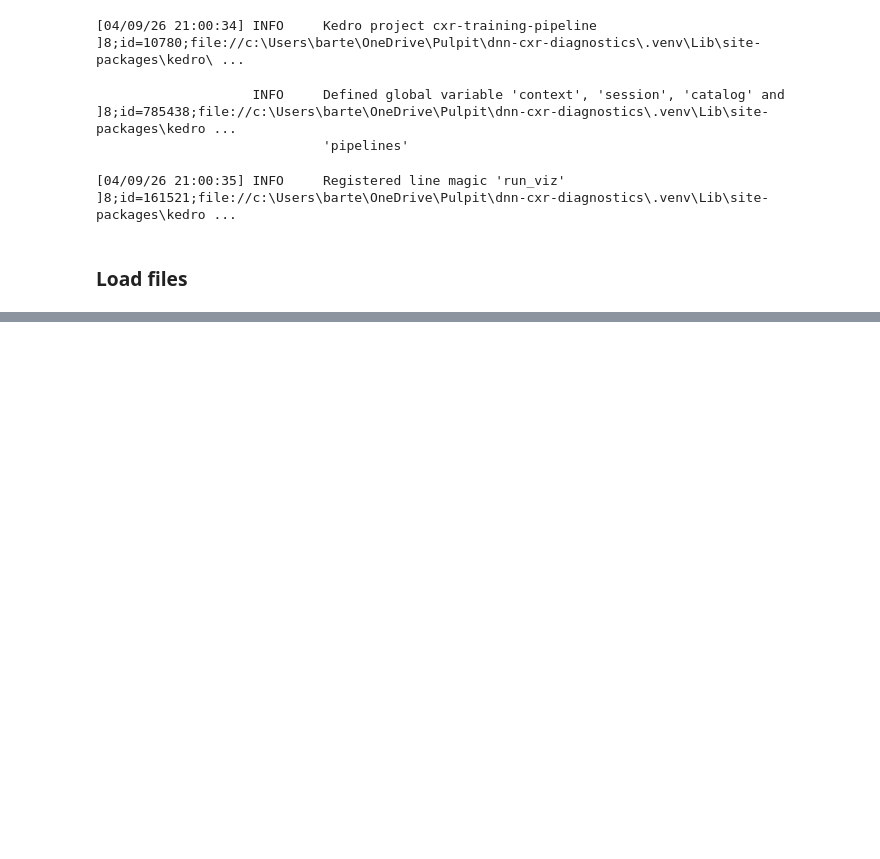
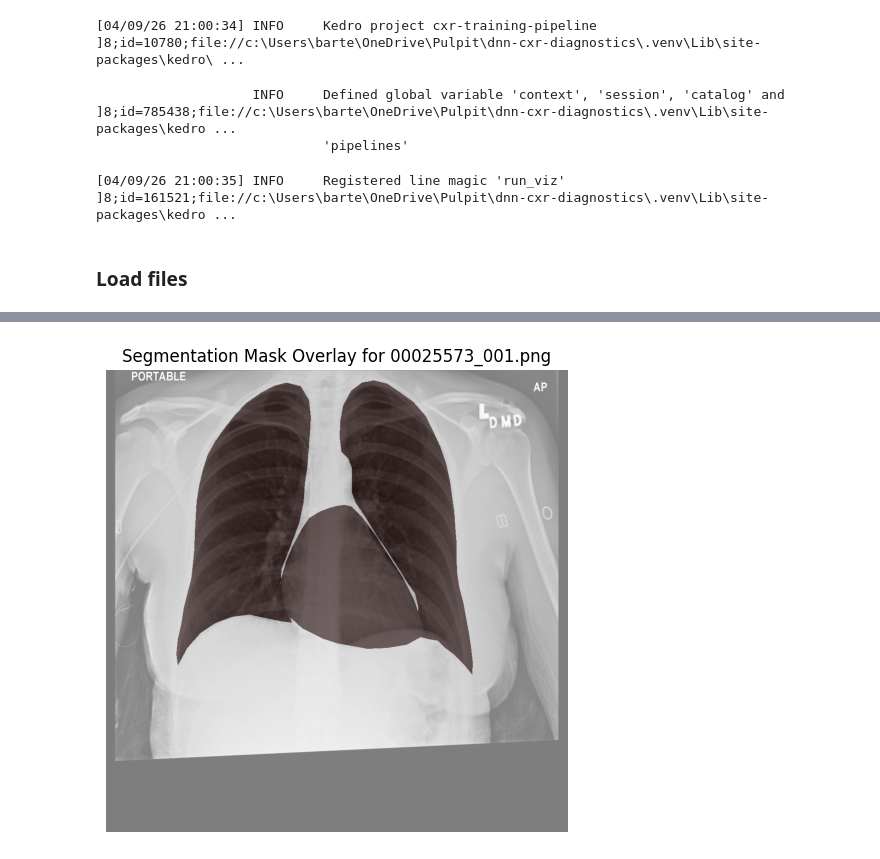
Before and after one commit to psiku/dnn-cxr-diagnostics, a Jupyter notebook: cxr-training-pipeline/notebooks/01_eda/cxr8_segmentation_mask.ipynb, the cells around one changed output, grey strips where cells are left out. Cells and saved outputs as stored; diff of their text form; code cells hidden in the pictures; blank space fills up the shorter version.

```diff
--- a/cxr-training-pipeline/notebooks/01_eda/cxr8_segmentation_mask.ipynb
+++ b/cxr-training-pipeline/notebooks/01_eda/cxr8_segmentation_mask.ipynb
@@ -64,0 +148,21 @@ segmentation_masks = catalog.load("cxr8_segmentation_masks")
+# %%
+def plot_mask_overlay(idx: int) -> None:
+
+    left_lung_mask = rle_to_mask(segmentation_masks["Left Lung"][idx], 1024, 1024)
+    right_lung_mask = rle_to_mask(segmentation_masks["Right Lung"][idx], 1024, 1024)
+    heart_mask = rle_to_mask(segmentation_masks["Heart"][idx], 1024, 1024)
+    combined_mask = np.maximum.reduce([left_lung_mask, right_lung_mask, heart_mask])
+
+    image_index = segmentation_masks.loc[idx, "Image Index"]
+    img_path = os.path.join("data", "01_raw", "images", image_index)
+
+    plt.figure(figsize=(6, 6))
+    img = plt.imread(img_path)
+    plt.imshow(img, cmap="gray")
+    plt.imshow(combined_mask, cmap="pink_r", alpha=0.5)
+    plt.title(f"Segmentation Mask Overlay for {image_index}")
+    plt.axis("off")
+    plt.show()
+# %%
+plot_mask_overlay(1251)
+# %% [output]
@@ -64,0 +170 @@ segmentation_masks = catalog.load("cxr8_segmentation_masks")
+[figure, added]
```
Also changed, not shown: parts of 11 cells of this notebook, 1 other file.
